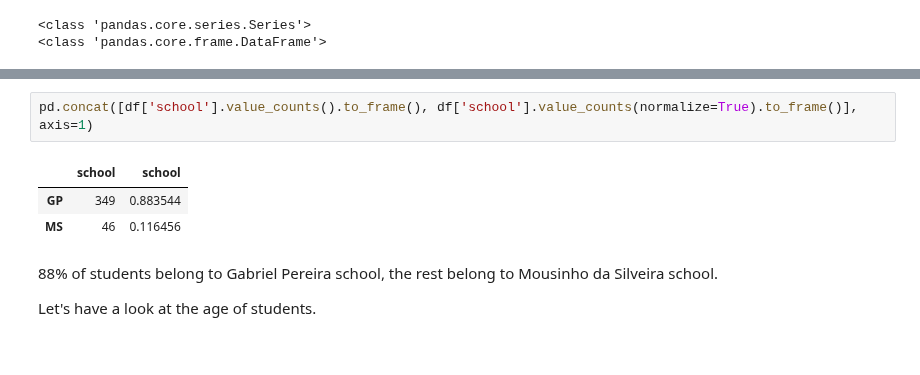
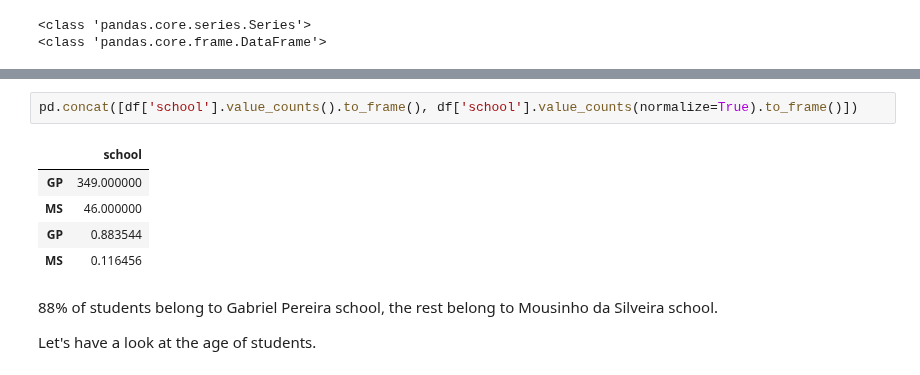
Before and after one commit to Toeysamm/2-64-NIDA-DADS5001, a Jupyter notebook: 04_Apply/Students_Alcohol_Consumption/Detailed_EDA.ipynb, the cells around one changed output, grey strips where cells are left out. Cells and saved outputs as stored; diff of their text form.

```diff
--- a/04_Apply/Students_Alcohol_Consumption/Detailed_EDA.ipynb
+++ b/04_Apply/Students_Alcohol_Consumption/Detailed_EDA.ipynb
@@ -114,9 +130,11 @@ print(type(df['school'].value_counts().to_frame()))
 # %%
-pd.concat([df['school'].value_counts().to_frame(), df['school'].value_counts(normalize=True).to_frame()], axis=1)
+pd.concat([df['school'].value_counts().to_frame(), df['school'].value_counts(normalize=True).to_frame()])
 # %% [output]
-|  | school | school |
-| GP | 349 | 0.883544 |
-| MS | 46 | 0.116456 |
+|  | school |
+| GP | 349.000000 |
+| MS | 46.000000 |
+| GP | 0.883544 |
+| MS | 0.116456 |
 # %% [markdown]
 88% of students belong to Gabriel Pereira school, the rest belong to Mousinho da Silveira school.
 
```
Also changed, not shown: parts of 8 cells of this notebook.
